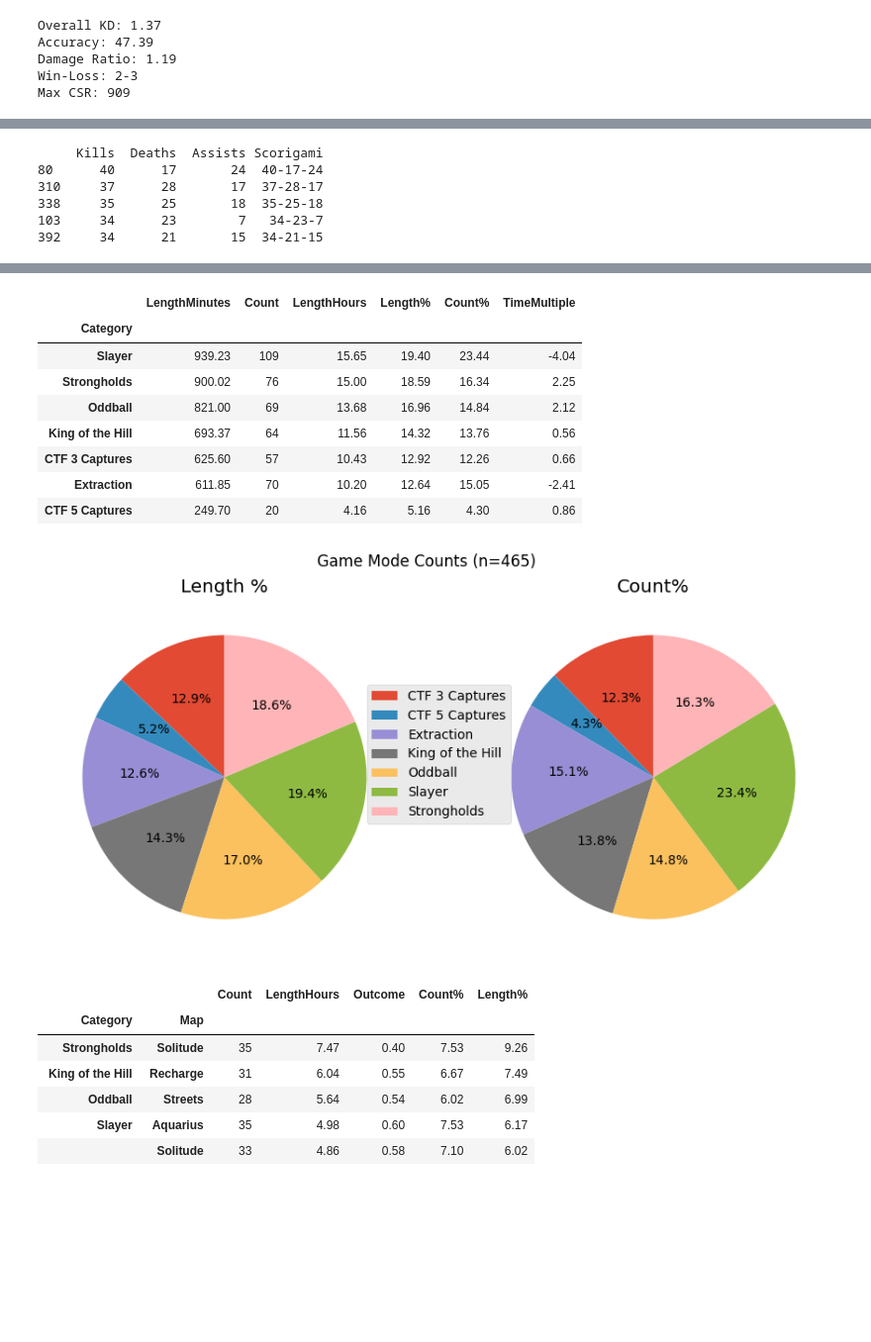
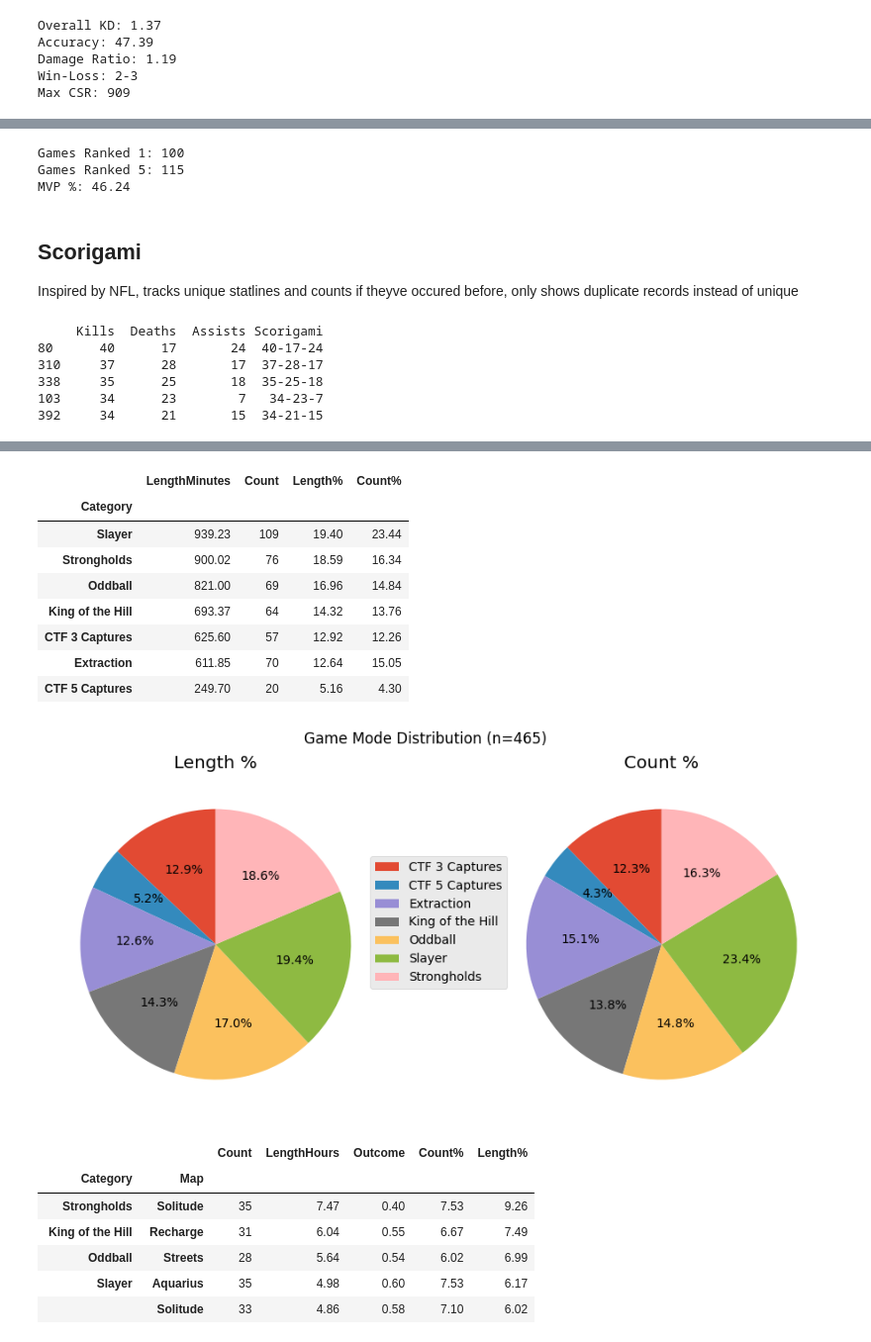
Before and after one commit to palmerac/Halo, a Jupyter notebook: halo.ipynb, the cells around one changed output, grey strips where cells are left out. Shown at 99% size. Drawn from its saved outputs; the diff is of its cells as text; code cells hidden in the pictures; blank space fills up the shorter version.

```diff
--- a/halo.ipynb
+++ b/halo.ipynb
@@ -350,18 +267,0 @@ dfr.head()
-# %%
-# Smooth the LifetimeWinRate using a 10-game moving average
-# Set roll to ** game moving average
-roll = 50
-dfr['SmoothedExKills'] = dfr['ExpectedKills'].rolling(window=roll).mean()
-dfr['SmoothedExDeaths'] = dfr['ExpectedDeaths'].rolling(window=roll).mean()
-
-plt.figure(figsize=(14,8))
-ax1 = plt.gca()
-ax1.plot(dfr['SmoothedExKills'], label='Expected Kills')
-ax1.plot(dfr['SmoothedExDeaths'], label='Expected Deaths')
-ax1.set_title(f'{roll} Game Smoothed Expected Kills and Deaths', fontsize=22)
-ax1.set_xlabel('Games Played')
-ax1.legend(loc='upper left')
-ax1.yaxis.grid(True)
-plt.tight_layout()
-plt.savefig('Plots/ExKDSmooth.png', dpi=300)
-plt.show()
@@ -478,3 +372,20 @@ Losses: 214
+# %%
+# Ranks, 1 = Top Winner, 5 = Top Loser
+g1 = dfr[dfr['Rank'] == 1].value_counts().count()
+g5 = dfr[dfr['Rank'] == 5].value_counts().count()
+g15 = round((g1 + g5) / len(dfr)*100,2)
+
+
+print('Games Ranked 1:',g1)
+print('Games Ranked 5:',g5)
+print('MVP %:',g15 )
+# %% [output]
+Games Ranked 1: 100
+Games Ranked 5: 115
+MVP %: 46.24
+# %% [markdown]
+## Scorigami
+Inspired by NFL, tracks unique statlines and counts if theyve occured before, only shows duplicate records instead of unique
 # %%
 # Create a new column for the combined score in the desired format
 dfGami = pd.DataFrame()
@@ -529,41 +435,38 @@ dtype: int64
 # %%
 dfrc = dfr.groupby('Category').agg({'LengthMinutes': 'sum', 'Category': 'count'})
 dfrc.rename(columns={'Category': 'Count'}, inplace=True)
-dfrc['LengthHours'] = round(dfrc['LengthMinutes'] / 60,2)
-dfrc['LengthMinutes'] = round(dfrc['LengthMinutes'],2)
 dfrc['Length%'] = round(dfrc['LengthMinutes'] / dfrc['LengthMinutes'].sum() * 100,2)
 dfrc['Count%'] = round(dfrc['Count'] / dfrc['Count'].sum() * 100,2)
-dfrc['TimeMultiple'] = dfrc['Length%'] - dfrc['Count%']
-dfrc.sort_values('Length%', ascending=False)
+round(dfrc.sort_values('Length%', ascending=False),2)
 # %% [output]
-|  | LengthMinutes | Count | LengthHours | Length% | Count% | TimeMultiple |
-| Category |  |  |  |  |  |  |
-| Slayer | 939.23 | 109 | 15.65 | 19.40 | 23.44 | -4.04 |
-| Strongholds | 900.02 | 76 | 15.00 | 18.59 | 16.34 | 2.25 |
-| Oddball | 821.00 | 69 | 13.68 | 16.96 | 14.84 | 2.12 |
-| King of the Hill | 693.37 | 64 | 11.56 | 14.32 | 13.76 | 0.56 |
-| CTF 3 Captures | 625.60 | 57 | 10.43 | 12.92 | 12.26 | 0.66 |
-| Extraction | 611.85 | 70 | 10.20 | 12.64 | 15.05 | -2.41 |
-| CTF 5 Captures | 249.70 | 20 | 4.16 | 5.16 | 4.30 | 0.86 |
+|  | LengthMinutes | Count | Length% | Count% |
+| Category |  |  |  |  |
+| Slayer | 939.23 | 109 | 19.40 | 23.44 |
+| Strongholds | 900.02 | 76 | 18.59 | 16.34 |
+| Oddball | 821.00 | 69 | 16.96 | 14.84 |
+| King of the Hill | 693.37 | 64 | 14.32 | 13.76 |
+| CTF 3 Captures | 625.60 | 57 | 12.92 | 12.26 |
+| Extraction | 611.85 | 70 | 12.64 | 15.05 |
+| CTF 5 Captures | 249.70 | 20 | 5.16 | 4.30 |
 # %%
 import matplotlib.pyplot as plt
 
 labels = dfrc.index.get_level_values('Category').tolist()
 sizes_length = dfrc['Length%'].tolist()
 sizes_count = dfrc['Count%'].tolist()
 totalcount = dfrc['Count'].sum()
 
-fig, ax = plt.subplots(1, 2, figsize=(11, 5))  # Create a subplot with 1 row and 2 columns
+fig, ax = plt.subplots(1, 2, figsize=(12, 5))  # Create a subplot with 1 row and 2 columns
 ax[0].pie(sizes_length, labels=None, autopct='%1.1f%%', startangle=90)
 ax[1].pie(sizes_count, labels=None, autopct='%1.1f%%', startangle=90)
-fig.suptitle(f'Game Mode Counts (n={totalcount})')
+fig.suptitle(f'Game Mode Distribution (n={totalcount})')
 ax[0].set(aspect="equal", title='Length %')
-ax[1].set(aspect="equal", title='Count%')
+ax[1].set(aspect="equal", title='Count %')
 fig.legend(labels, loc="center")
-
+plt.savefig('Plots/ModeDistro.png', dpi=300)
 plt.show()
 # %% [output]
-[figure, old version]
+[figure, new version]
 # %%
 dfrc = dfr.groupby(['Category','Map']).agg({'Category': 'count', 'LengthMinutes': 'sum', 'Outcome': 'mean'})
 dfrc.rename(columns={'Category': 'Count', 'LengthMinutes': 'LengthHours'}, inplace=True)
```
Also changed, not shown: parts of 17 cells of this notebook, 24 other files.
